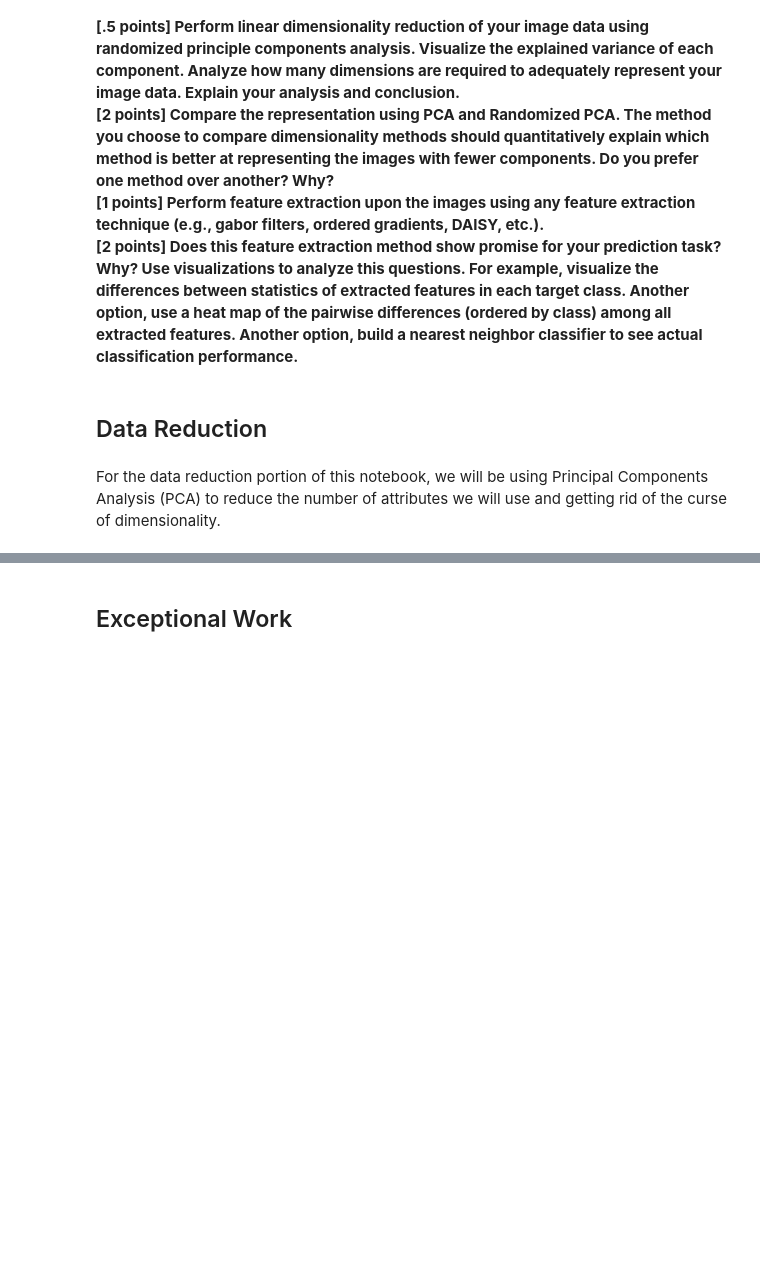
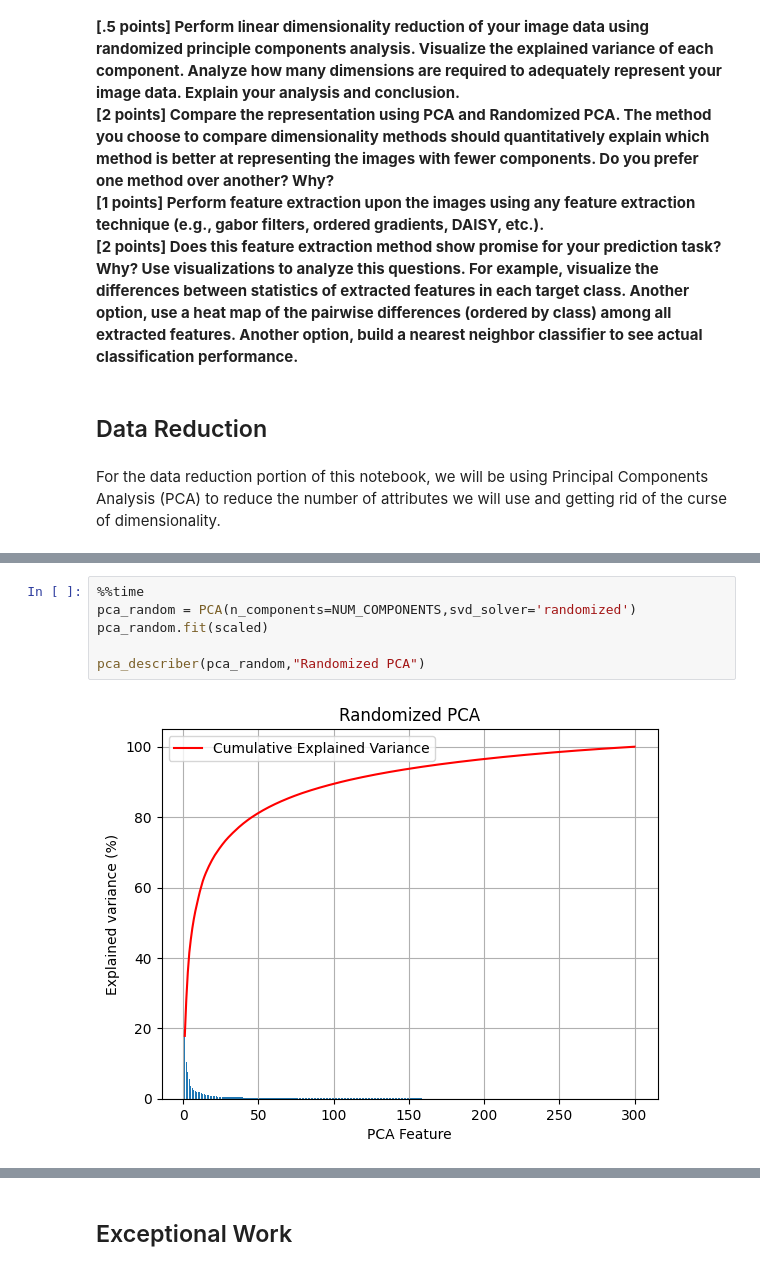
Before and after one commit to drodrigues01/Lab-Two-Exploring-Image-Data, a Jupyter notebook: Lab Two: Exploring Image Data.ipynb, the cells around one changed output, grey strips where cells are left out. Cells and saved outputs as stored; diff of their text form; blank space fills up the shorter version.

```diff
--- a/Lab Two: Exploring Image Data.ipynb
+++ b/Lab Two: Exploring Image Data.ipynb
@@ -150,0 +215,8 @@ For the data reduction portion of this notebook, we will be using Principal Comp
+# %%
+%%time
+pca_random = PCA(n_components=NUM_COMPONENTS,svd_solver='randomized')
+pca_random.fit(scaled)
+
+pca_describer(pca_random,"Randomized PCA")
+# %% [output]
+[figure, added]
```
Also changed, not shown: parts of 12 cells of this notebook.
